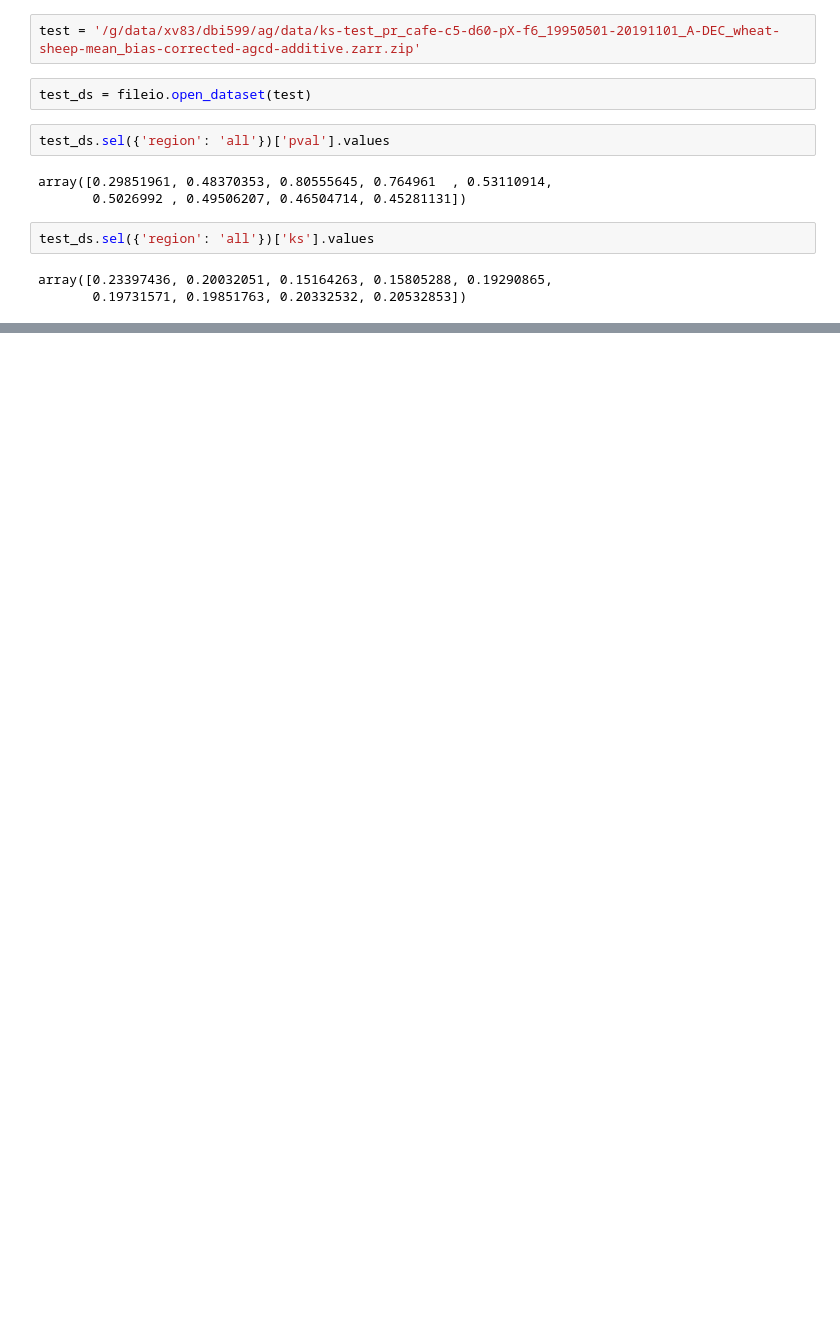
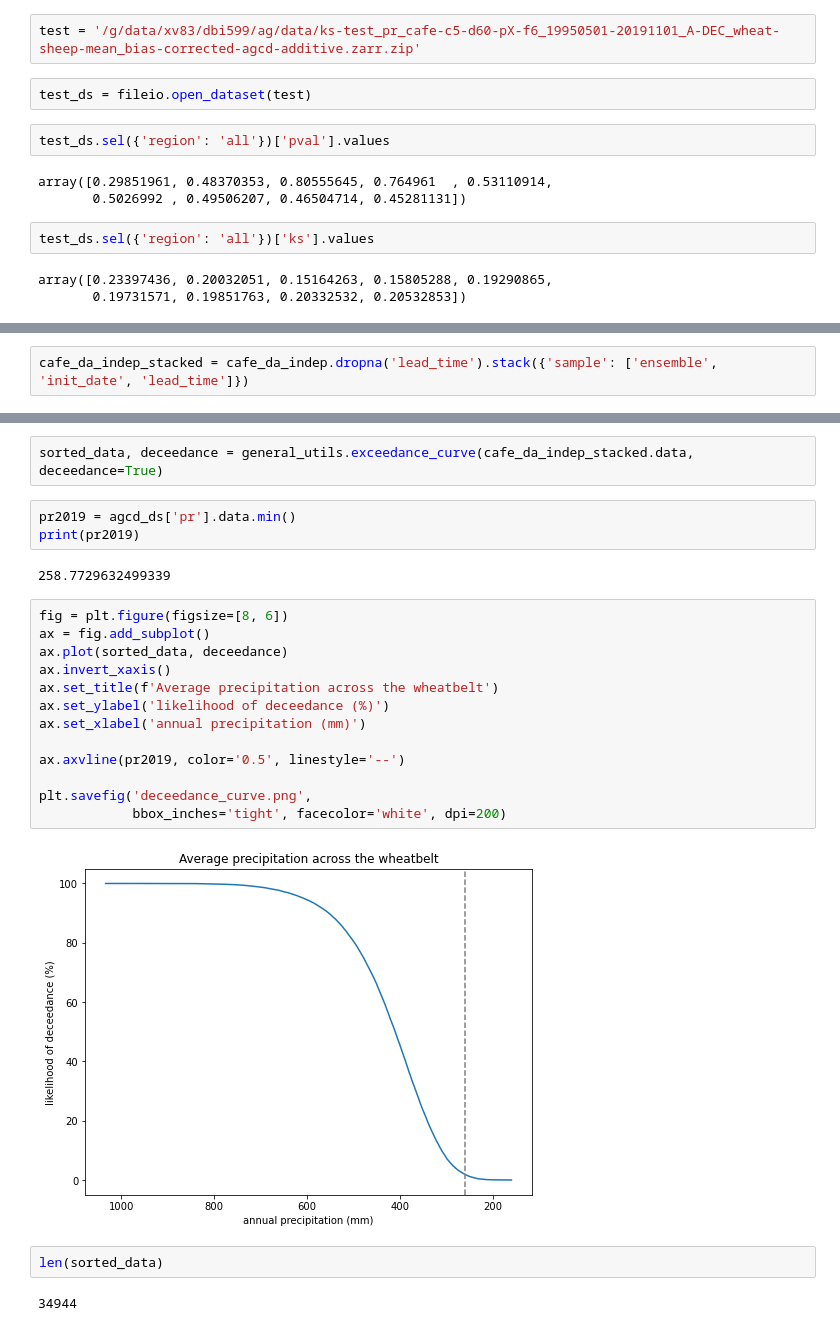
Before and after one commit to AusClimateService/unseen, a Jupyter notebook: docs/user_guide/worked_example.ipynb, the cells around one changed output, grey strips where cells are left out. Cells and saved outputs as stored; diff of their text form; blank space fills up the shorter version.

```diff
--- a/docs/user_guide/worked_example.ipynb
+++ b/docs/user_guide/worked_example.ipynb
@@ -357,0 +422,2 @@ array([0.23397436, 0.20032051, 0.15164263, 0.15805288, 0.19290865,
+# %%
+cafe_da_indep_stacked = cafe_da_indep.dropna('lead_time').stack({'sample': ['ensemble', 'init_date', 'lead_time']})
@@ -357,0 +442,26 @@ array([0.23397436, 0.20032051, 0.15164263, 0.15805288, 0.19290865,
+# %%
+sorted_data, deceedance = general_utils.exceedance_curve(cafe_da_indep_stacked.data, deceedance=True)
+# %%
+pr2019 = agcd_ds['pr'].data.min()
+print(pr2019)
+# %% [output]
+258.7729632499339
+# %%
+fig = plt.figure(figsize=[8, 6])
+ax = fig.add_subplot()
+ax.plot(sorted_data, deceedance)
+ax.invert_xaxis()
+ax.set_title(f'Average precipitation across the wheatbelt')
+ax.set_ylabel('likelihood of deceedance (%)')
+ax.set_xlabel('annual precipitation (mm)')
+
+ax.axvline(pr2019, color='0.5', linestyle='--')
+
+plt.savefig('deceedance_curve.png',
+            bbox_inches='tight', facecolor='white', dpi=200)
+# %% [output]
+[figure, added]
+# %%
+len(sorted_data)
+# %% [output]
+34944
```
Also changed, not shown: parts of 26 cells of this notebook, 7 other files.
